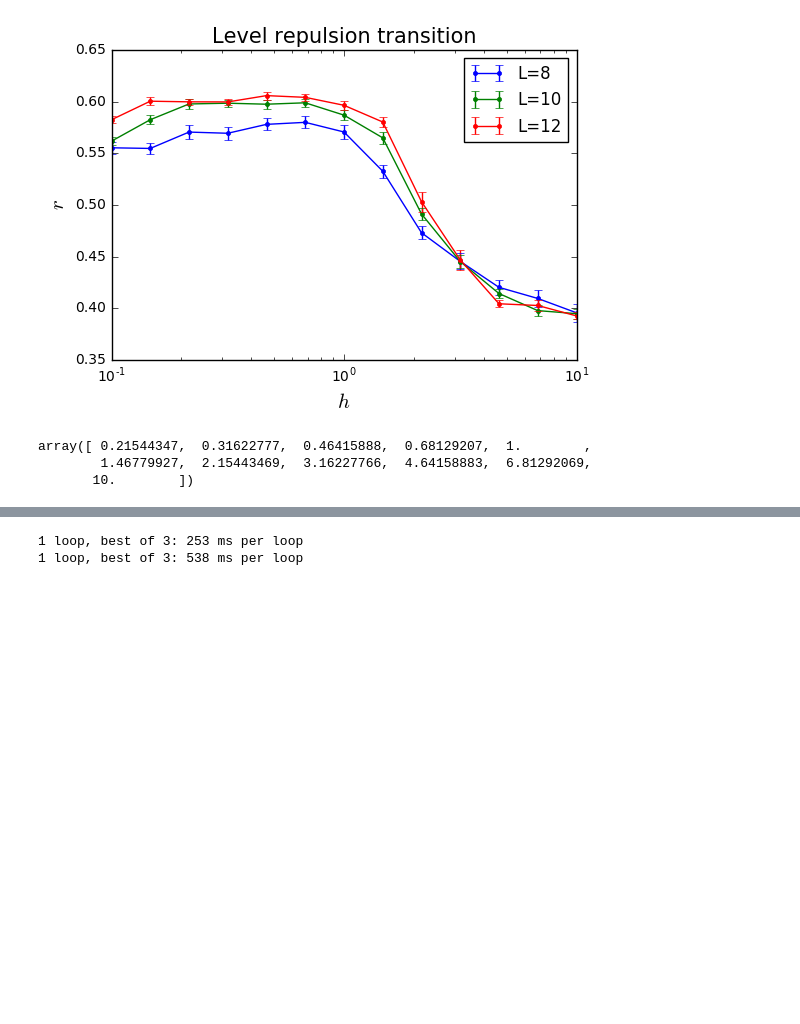
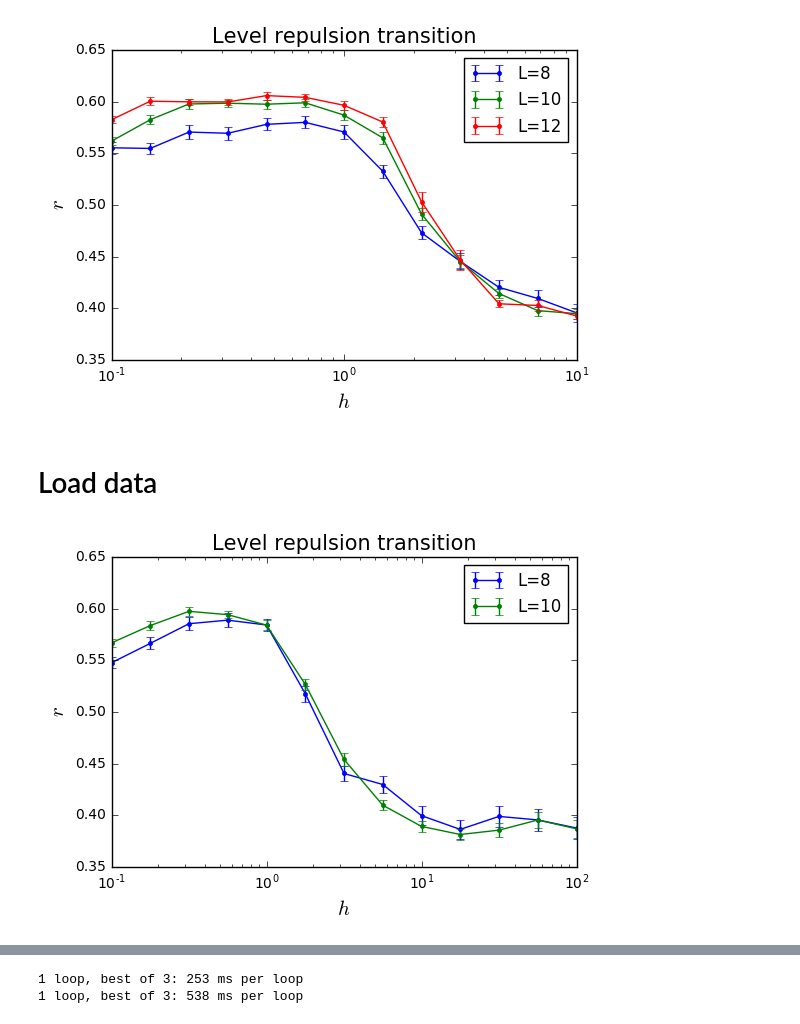
Before and after one commit to cnstahl/Asymmetric, a Jupyter notebook: python/Hamiltonian/Level Statistics Random Field.ipynb, the cells around one changed output, grey strips where cells are left out. Saved outputs shown, nothing was run; the diff lists cells and outputs as text; code cells hidden in the pictures; blank space fills up the shorter version.

Commit message:
figures, level stats

```diff
--- a/python/Hamiltonian/Level Statistics Random Field.ipynb
+++ b/python/Hamiltonian/Level Statistics Random Field.ipynb
@@ -56,9 +56,3 @@ plt.savefig("figures/levelrepultrans.pdf")
 plt.show()
 # %% [output]
 [figure]
-# %%
-np.logspace(-2/3,1, 11)
-# %% [output]
-array([ 0.21544347,  0.31622777,  0.46415888,  0.68129207,  1.        ,
-        1.46779927,  2.15443469,  3.16227766,  4.64158883,  6.81292069,
-       10.        ])
@@ -67,3 +59,30 @@ X = sparse.csr_matrix(sparse.diags([-9,-8,-7,-6,-5,-4,-3,-2,-1,0.00000000000001,
+# %% [markdown]
+# Load data
+# %%
+data = np.load("data/phasetrans.npy")
+levels = 13
+hs = np.logspace(-1,2, levels)
+ax = plt.subplot(111)
+for i, L in enumerate([8,10]):
+    ax.set_xscale("log", nonposx='clip')
+    ax.errorbar(
+        hs,
+        data[i,0],
+        yerr = data[i,1],
+        marker = '.',
+        drawstyle = 'steps-mid-',
+        label ='L='+str(L)
+    )
+    plt.xlabel('$h$', fontsize=15)
+    plt.ylabel('$r$', fontsize=15)
+#     plt.ylim(.4,.6)
+plt.legend()
+plt.xlim(1e-1,100)
+plt.title("Level repulsion transition", fontsize=15)
+# plt.savefig("figures/levelrepultrans.pdf")
+plt.show()
+# %% [output]
+[figure, added]
 # %%
 val, _ = la.eigsh(X, sigma=0, k = 4, which="LA")
 qm.chop(val)
```
Also changed, not shown: parts of 2 cells of this notebook, 10 other files.
